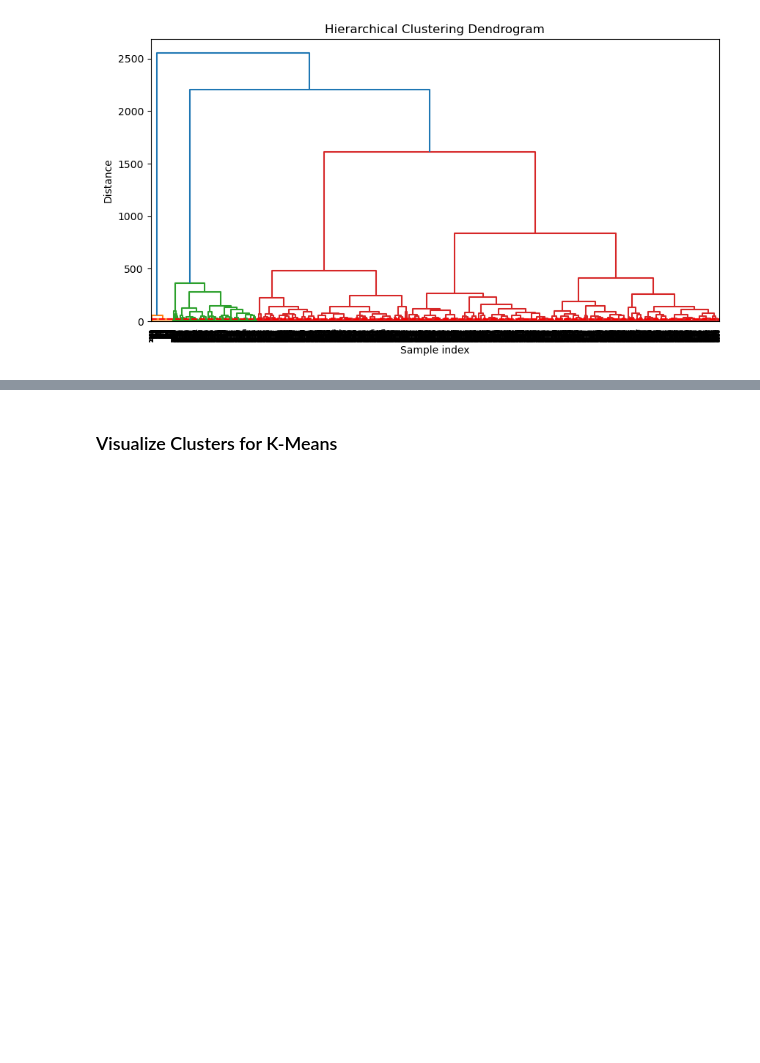
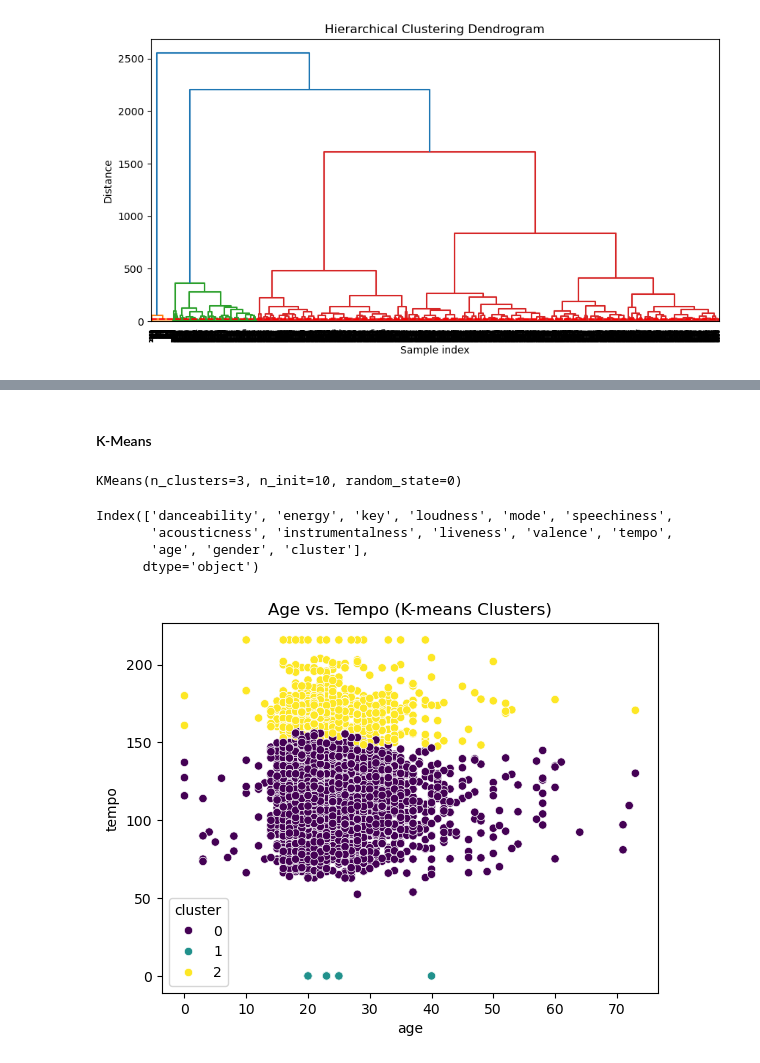
Before and after one commit to anly501/dsan-5000-project-Ale045, a Jupyter notebook: project_website/clustering.ipynb, the cells around one changed output, grey strips where cells are left out. Saved outputs shown, nothing was run; the diff lists cells and outputs as text; code cells hidden in the pictures; blank space fills up the shorter version.

Commit message:
add clustering notebook

```diff
--- a/project_website/clustering.ipynb
+++ b/project_website/clustering.ipynb
@@ -242,2 +263,2 @@ plt.show()
 # %% [markdown]
-### Visualize Clusters for K-Means
+#### K-Means
@@ -245,0 +265,22 @@ plt.show()
+# %%
+kmeans_optimal = KMeans(n_clusters=3, n_init=10, random_state=0)
+kmeans_optimal.fit(df_compare)
+# %% [output]
+KMeans(n_clusters=3, n_init=10, random_state=0)
+# %%
+df_compare['cluster'] = kmeans_optimal.labels_
+# %%
+df_compare.columns
+# %% [output]
+Index(['danceability', 'energy', 'key', 'loudness', 'mode', 'speechiness',
+       'acousticness', 'instrumentalness', 'liveness', 'valence', 'tempo',
+       'age', 'gender', 'cluster'],
+      dtype='object')
+# %%
+sns.scatterplot(data=df_compare, x='age', y='tempo', hue='cluster', palette='viridis')
+plt.title('Age vs. Tempo (K-means Clusters)')
+plt.xlabel('age')
+plt.ylabel('tempo')
+plt.show()
+# %% [output]
+[figure, added]
```
Also changed, not shown: parts of 26 cells of this notebook.
